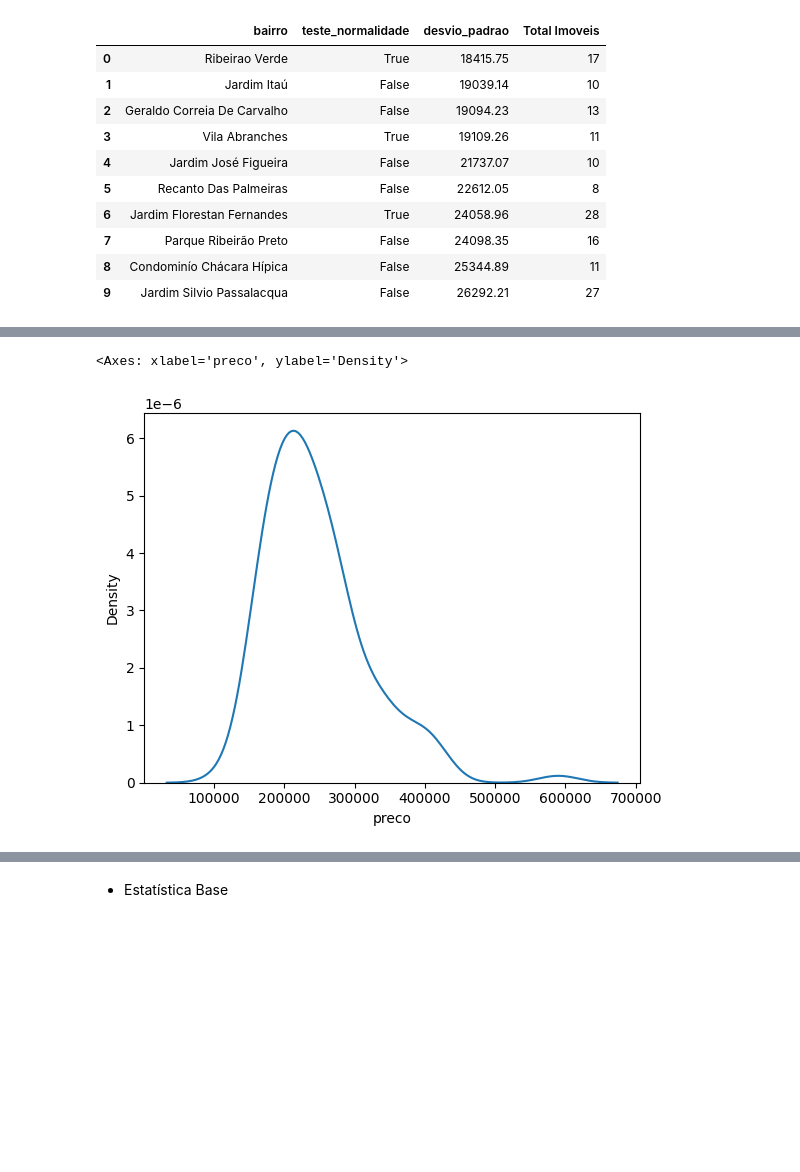
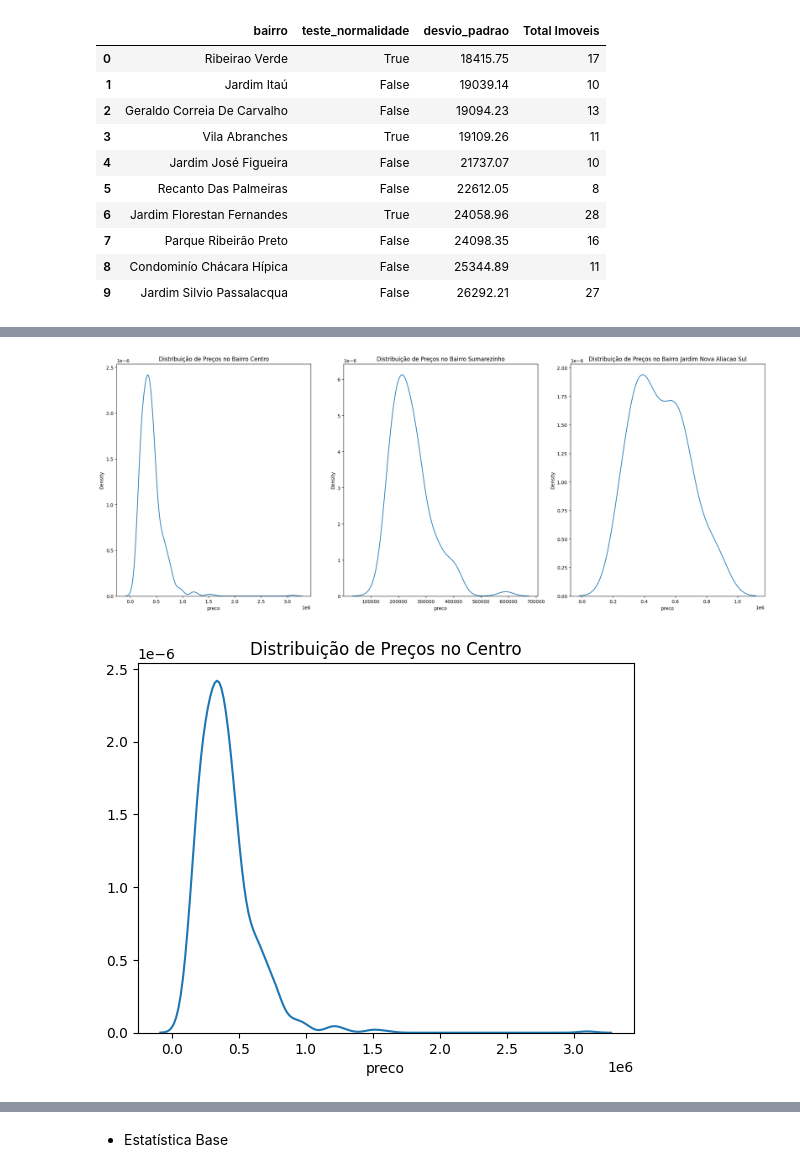
Before and after one commit to rodrigorocha1/extracao_viva_real_selenium, a Jupyter notebook: notebooks_exemplo/visualizacaov2.ipynb, the cells around one changed output, grey strips where cells are left out. Cells and saved outputs as stored; diff of their text form; code cells hidden in the pictures; blank space fills up the shorter version.

```diff
--- a/notebooks_exemplo/visualizacaov2.ipynb
+++ b/notebooks_exemplo/visualizacaov2.ipynb
@@ -162,3 +168,5 @@ dados_sumarezinho = base_original_completa.query(
     'bairro_teste == "Sumarezinho"')
 dados_centro = base_original_completa.query(
     'bairro_teste == "Centro"')
+dados_jardim_nova_alianca_sul = base_original_completa.query(
+    'bairro_teste == "Jardim Nova Aliança Sul"')
@@ -170,5 +173,19 @@ sns.kdeplot(dados_centro, x='preco')
-# %%
-sns.kdeplot(dados_sumarezinho, x='preco')
-# %% [output]
-<Axes: xlabel='preco', ylabel='Density'>
-[figure, removed]
+# %%
+fig, axs = plt.subplots(1, 3, figsize=(20, 8))
+sns.kdeplot(data=dados_centro, x='preco', ax=axs[0])
+axs[0].set_title('Distribuição de Preços no Bairro Centro')
+sns.kdeplot(data=dados_sumarezinho, x='preco', ax=axs[1])
+axs[1].set_title('Distribuição de Preços no Bairro Sumarezinho')
+sns.kdeplot(data=dados_jardim_nova_alianca_sul, x='preco', ax=axs[2])
+axs[2].set_title('Distribuição de Preços no Bairro Jardim Nova Aliacao Sul')
+plt.tight_layout()
+plt.savefig('../fig/distribuicao_precos_bairro.png')
+# %% [output]
+[figure, added]
+# %%
+ax = sns.kdeplot(data=dados_centro, x='preco')
+ax.set_title('Distribuição de Preços no Centro')
+ax.set_ylabel(None)
+plt.savefig('distribuicao_precos_centro.png')
+# %% [output]
+[figure, added]
```
Also changed, not shown: parts of 6 cells of this notebook, 6 other files.
